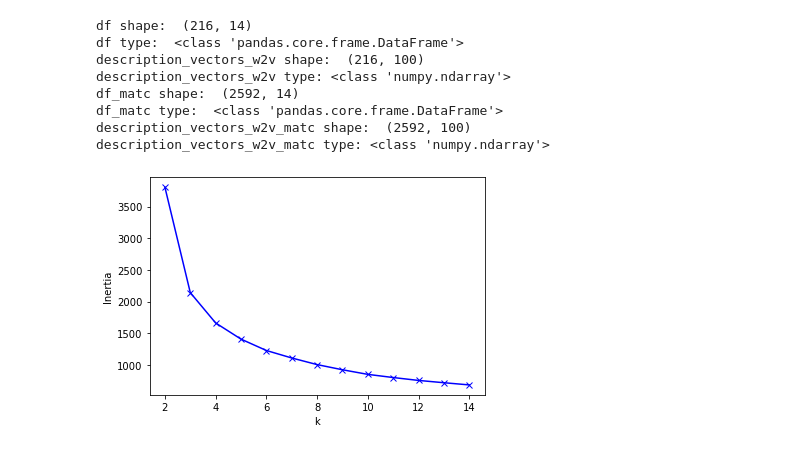
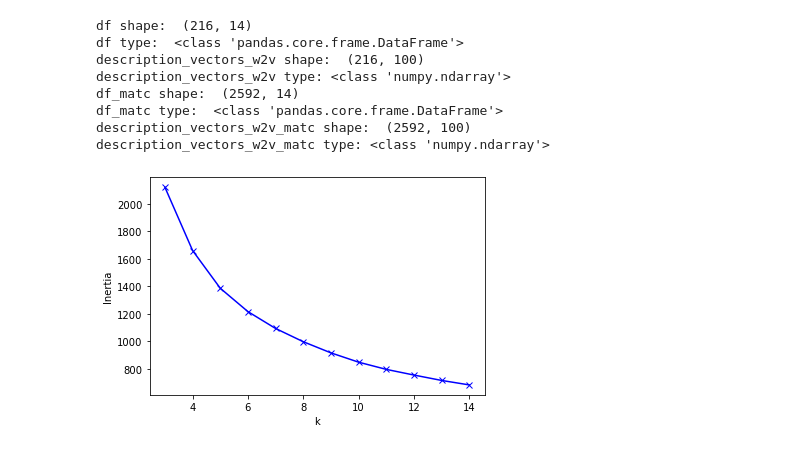
Before and after one commit to Shiva-K-7/ASE-07, a Jupyter notebook: combined_clusters_using_word2vec.ipynb, the cells around one changed output. Saved outputs shown, nothing was run; the diff lists cells and outputs as text; code cells hidden in the pictures.

```diff
--- a/combined_clusters_using_word2vec.ipynb
+++ b/combined_clusters_using_word2vec.ipynb
@@ -346,27 +346,27 @@ df_concatenate_word2vec_git_matc.to_csv("df_concatenate_word2vec_git_matc.csv")
 # %%
 scaler = preprocessing.MinMaxScaler()
 features_normal = scaler.fit_transform(df_concatenate_word2vec_git_matc)
 inertia = []
-K = range(1,15)
+K = range(3,15)
 for k in K:
-    kmeanModel = KMeans(n_clusters=k,init='k-means++', random_state=4).fit(features_normal)
+    kmeanModel = KMeans(n_clusters=k,init='k-means++', n_init=4, random_state=1).fit(features_normal)
     kmeanModel.fit(features_normal)
     inertia.append(kmeanModel.inertia_)
 plt.plot(K, inertia, 'bx-')
 plt.xlabel('k')
 plt.ylabel('Inertia')
 plt.show()
 
 
 # from sklearn.metrics import silhouette_score
 # sil = []
 # for k in K:
 #     kmeans = KMeans(n_clusters = k,init='k-means++', random_state=7).fit(features_normal) #9
 #     labels = kmeans.labels_
 #     sil.append(silhouette_score(features_normal, labels, metric = 'cosine'))
 # x = K
 # y = sil
 # plt.plot(x,y)
 # %% [output]
-[figure, old version]
+[figure, new version]
 # %%
```
Also changed, not shown: parts of 5 cells of this notebook, 5 other files.
